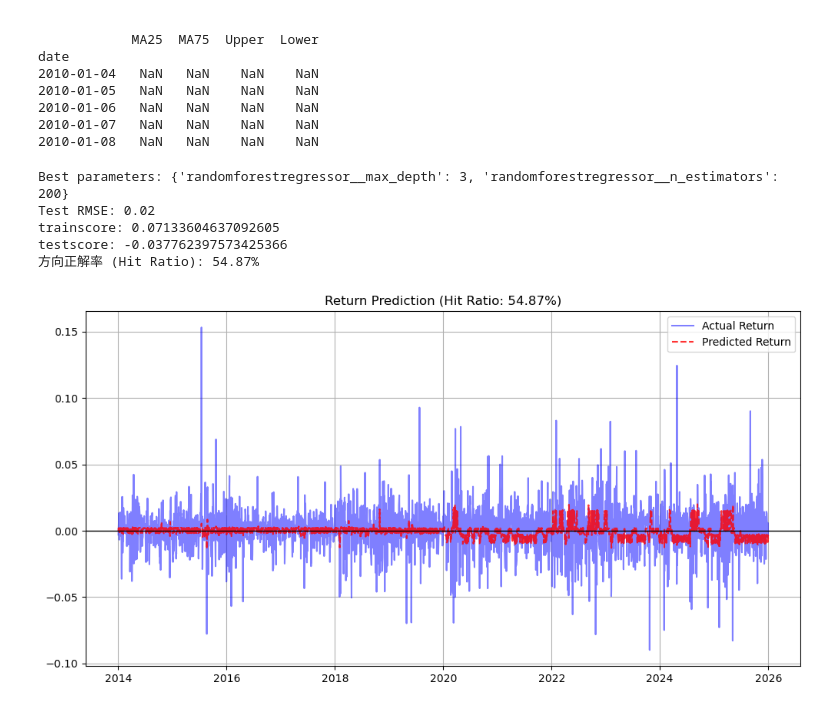
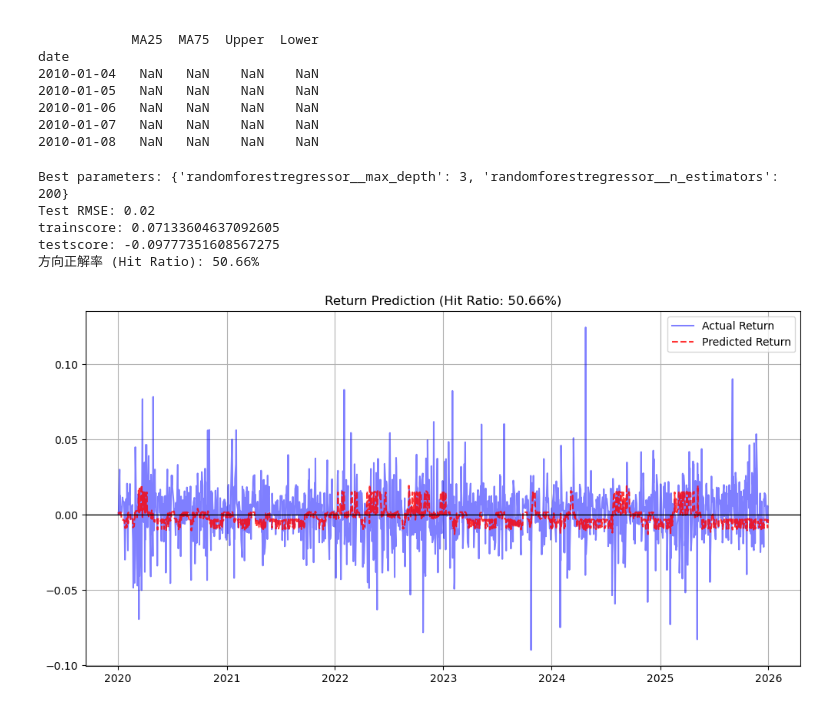
Before and after one commit to hayato2001103012-cell/invest, a Jupyter notebook: 株価予想モデル.ipynb, the cells around one changed output. Cells and saved outputs as stored; diff of their text form; code cells hidden in the pictures.

```diff
--- a/株価予想モデル.ipynb
+++ b/株価予想モデル.ipynb
@@ -139,7 +139,7 @@ features = [
 X = df_ml[features]  # 今日のデータ（ヒント）
 y = df_ml['target']  # 明日のデータ（正解）
 train_mask = X.index < '2020-01-01'
-test_mask = X.index >= '2014-01-01'
+test_mask = X.index >= '2020-01-01'
 X_train = X[train_mask]
 y_train = y[train_mask]
 X_test = X[test_mask]
@@ -168,33 +168,33 @@ print("trainscore:", best_model.score(X_train, y_train))
 print("testscore:", best_model.score(X_test, y_test))
 import pandas as pd
 import matplotlib.pyplot as plt
 from sklearn.metrics import accuracy_score
 
 # 1. 「数値」を「プラスかマイナスか」に変換する
 # 正解：上がった(True) / 下がった(False)
 y_test_direction = y_test > 0
 # 予測：上がるて言った(True) / 下がるて言った(False)
 y_pred_direction = y_pred > 0
 
 # 2. 方向が一致した確率（正解率）を計算
 hit_ratio = accuracy_score(y_test_direction, y_pred_direction)
 
 print(f"方向正解率 (Hit Ratio): {hit_ratio * 100:.2f}%")
 
 # 3. グラフで見てみる
 # 予測値（赤）が、0のラインより上にある時に、青い線も上にあればOKです
 plt.figure(figsize=(12, 6))
 plt.plot(y_test.index, y_test, label='Actual Return', alpha=0.5, color='blue')
 plt.plot(y_test.index, y_pred, label='Predicted Return', alpha=0.8, color='red', linestyle='--')
 plt.axhline(0, color='black', linewidth=1) # 0のライン（基準）
 plt.title(f"Return Prediction (Hit Ratio: {hit_ratio:.2%})")
 plt.legend()
 plt.grid(True)
 plt.show()
 # %% [output]
 Best parameters: {'randomforestregressor__max_depth': 3, 'randomforestregressor__n_estimators': 200}
 Test RMSE: 0.02
 trainscore: 0.07133604637092605
-testscore: -0.037762397573425366
-方向正解率 (Hit Ratio): 54.87%
+testscore: -0.09777351608567275
+方向正解率 (Hit Ratio): 50.66%
-[figure, old version]
+[figure, new version]
```
